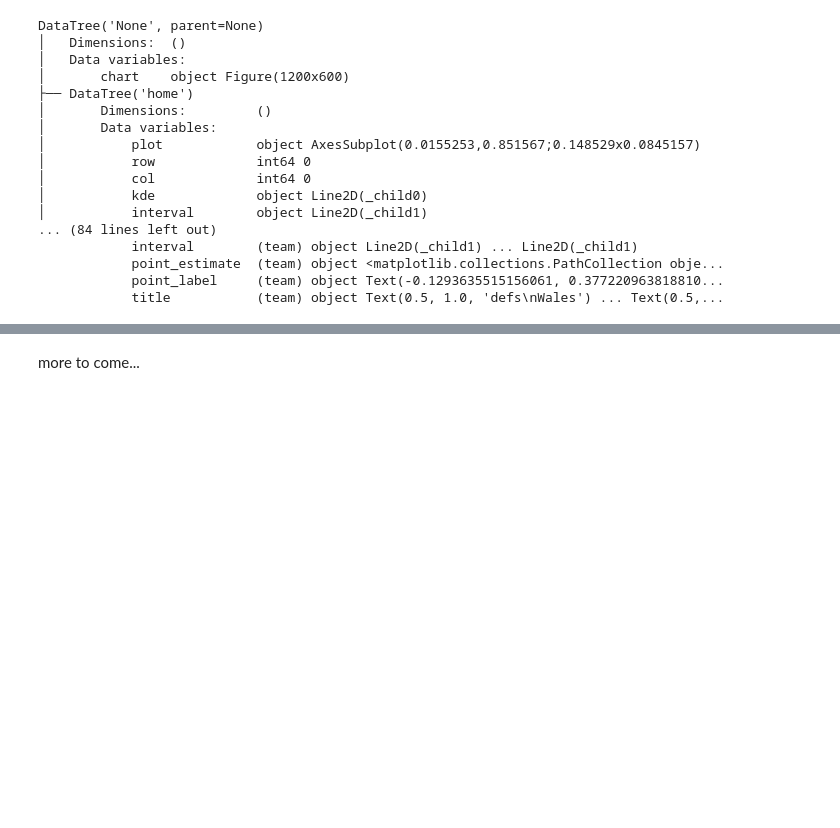
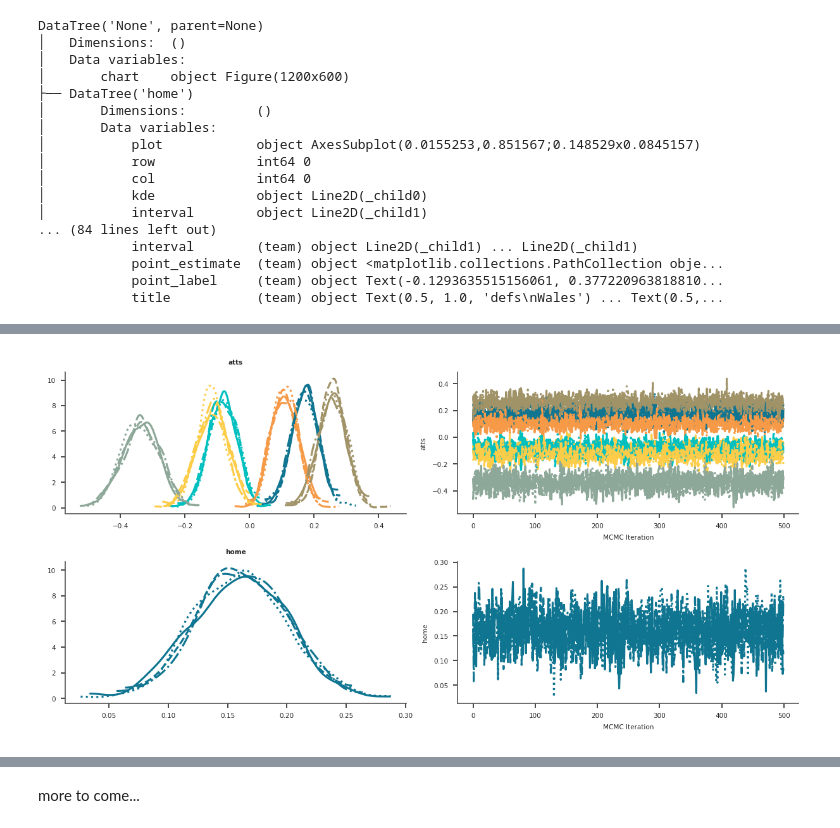
Before and after one commit to arviz-devs/xrtist, a Jupyter notebook: docs/source/plot_museum.ipynb, the cells around one changed output, grey strips where cells are left out. Saved outputs shown, nothing was run; the diff lists cells and outputs as text; code cells hidden in the pictures; blank space fills up the shorter version.

```diff
--- a/docs/source/plot_museum.ipynb
+++ b/docs/source/plot_museum.ipynb
@@ -267,0 +313,5 @@ DataTree('None', parent=None)
+# %%
+pc_compact = plot_trace(post[["atts", "home"]], compact=True)
+plt.show()
+# %% [output]
+[figure, added]
```
Also changed, not shown: parts of 10 cells of this notebook.
